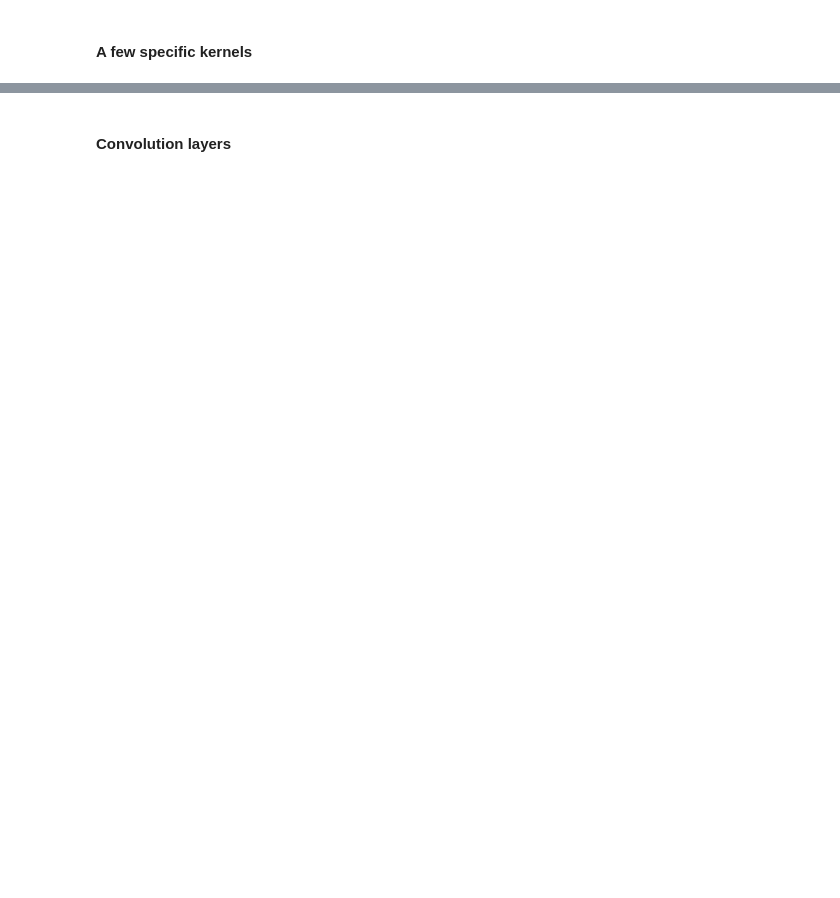
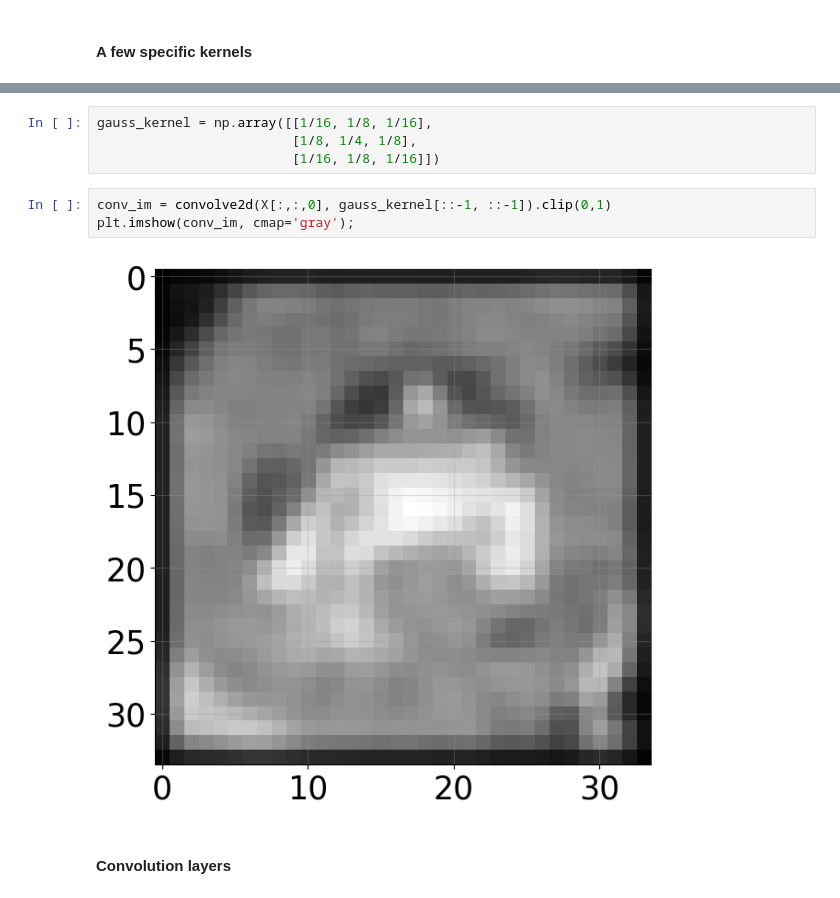
Before and after one commit to jeremiedecock/ateliers-algos, a Jupyter notebook: seq04/seq_04_cnn_answers.ipynb, the cells around one changed output, grey strips where cells are left out. Cells and saved outputs as stored; diff of their text form; blank space fills up the shorter version.

```diff
--- a/seq04/seq_04_cnn_answers.ipynb
+++ b/seq04/seq_04_cnn_answers.ipynb
@@ -284,3 +352,12 @@ In summary, performing the convolution between the image and the kernel consists
+# %%
+gauss_kernel = np.array([[1/16, 1/8, 1/16],
+                         [1/8, 1/4, 1/8],
+                         [1/16, 1/8, 1/16]])
+# %%
+conv_im = convolve2d(X[:,:,0], gauss_kernel[::-1, ::-1]).clip(0,1)
+plt.imshow(conv_im, cmap='gray');
+# %% [output]
+[figure, added]
 # %% [markdown]
 #### **Convolution layers**
 # %% [markdown]
```
Also changed, not shown: parts of 25 cells of this notebook.
